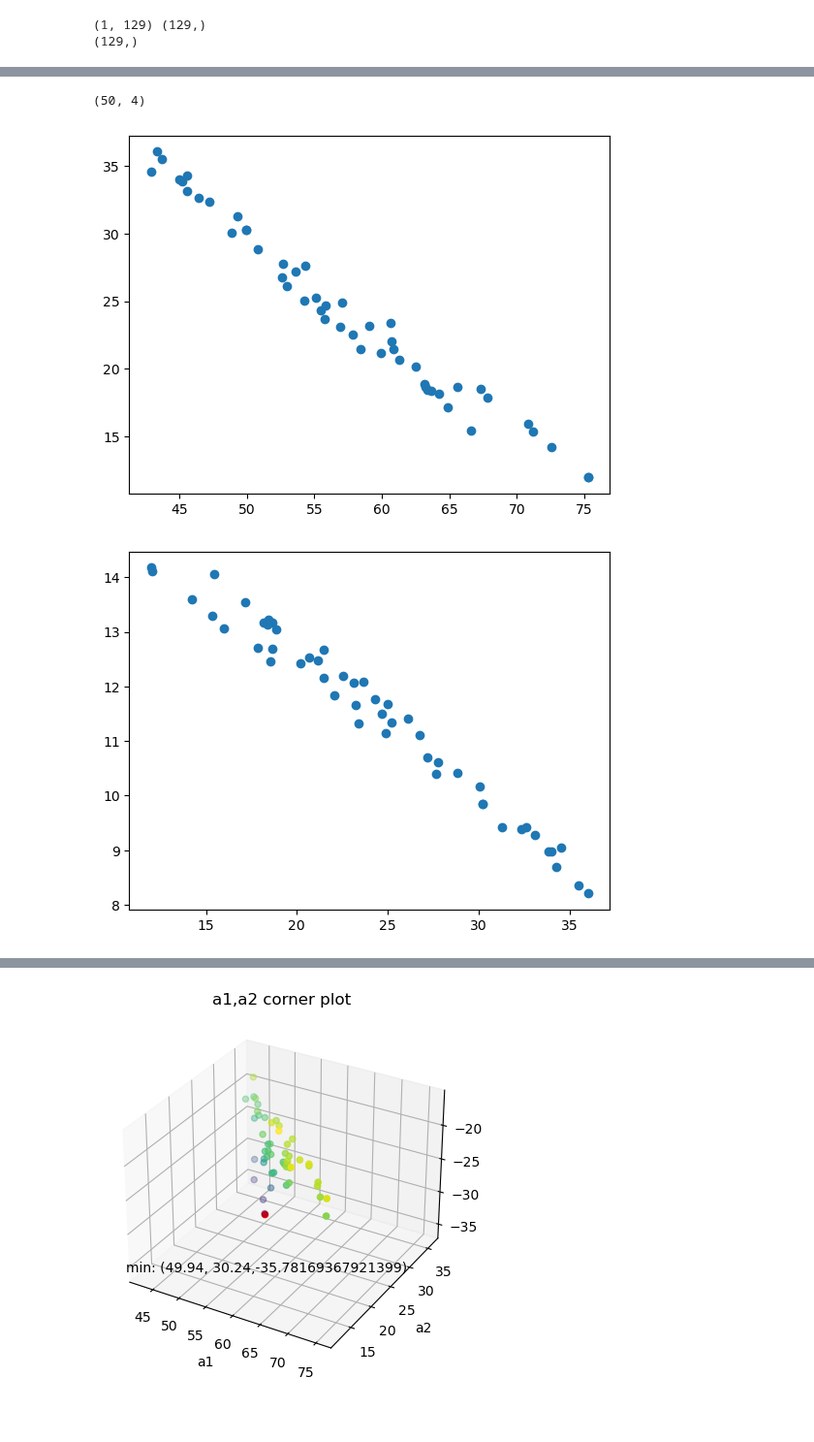
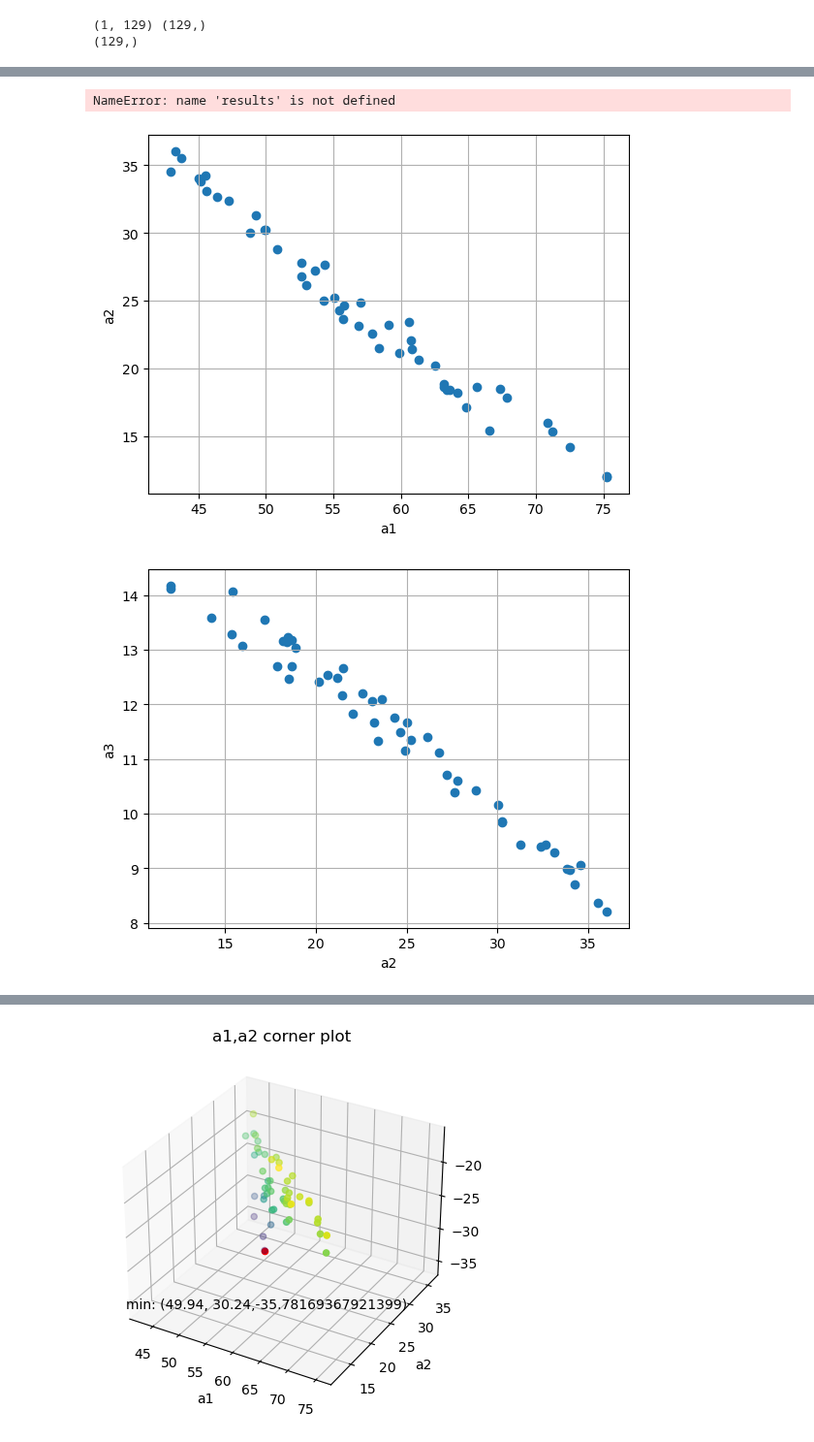
Before and after one commit to ljq2088/DATASCIENCE_COURSE, a Jupyter notebook: exercise/topic5/crcb_pso.ipynb, the cells around one changed output, grey strips where cells are left out. Shown at 97% size. Drawn from its saved outputs; the diff is of its cells as text; code cells hidden in the pictures; blank space fills up the shorter version.

```diff
--- a/exercise/topic5/crcb_pso.ipynb
+++ b/exercise/topic5/crcb_pso.ipynb
@@ -620,17 +622,29 @@ for i in range(0,repeat):
     results[i,:]=np.column_stack((real_coord,pso_out['best_fitness']))
 # %%
 np.savetxt("PSO capture source.txt",results,delimiter=" ")
-temp=np.loadtxt("PSO capture source.txt",delimiter=" ")
-print(temp.shape)
 # %% [output]
-(50, 4)
+NameError: name 'results' is not defined
+# %%
+results=np.loadtxt("PSO capture source.txt",delimiter=" ")
 # %%
 plt.scatter(results[:,0], results[:,1])
+plt.xlabel('a1')
+plt.ylabel('a2')
+plt.grid(True)
+
 plt.show()
 plt.scatter(results[:,1], results[:,2])
+plt.xlabel('a2')
+plt.ylabel('a3')
+plt.grid(True)
 plt.show()
+
+
 plt.scatter(results[:,2], results[:,0])
+plt.xlabel('a3')
+plt.ylabel('a1')
+plt.grid(True)
 plt.show()
 # %% [output]
-[figure, old version]
+[figure, new version]
-[figure, old version]
+[figure, new version]
```
Also changed, not shown: parts of 14 cells of this notebook, 1 other file.
